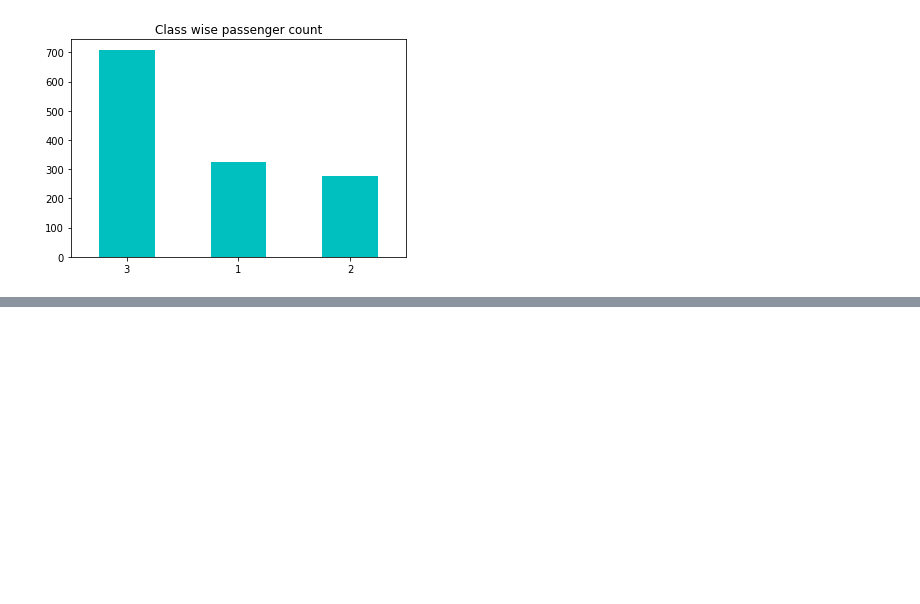
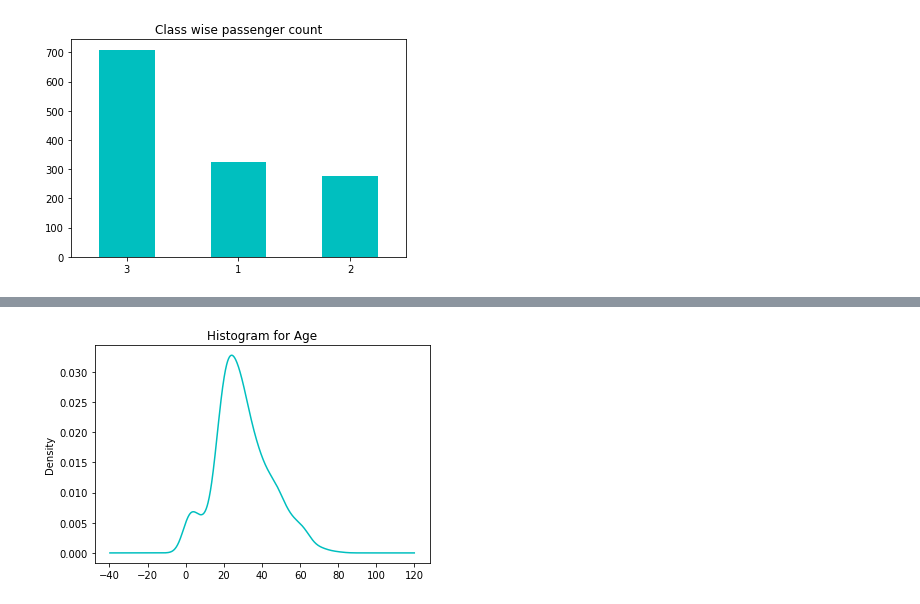
Before and after one commit to graemerenfrew/titanic, a Jupyter notebook: notebooks/2.0-ak-exploring-processing-data.ipynb, the cells around one changed output, grey strips where cells are left out. Cells and saved outputs as stored; diff of their text form; code cells hidden in the pictures; blank space fills up the shorter version.

```diff
--- a/notebooks/2.0-ak-exploring-processing-data.ipynb
+++ b/notebooks/2.0-ak-exploring-processing-data.ipynb
@@ -413,0 +430,4 @@ df.Pclass.value_counts().plot(kind='bar', rot=0, title='Class wise passenger cou
+# %%
+df.Age.plot(kind='kde', title='Histogram for Age', color='c');
+# %% [output]
+[figure, added]
```
Also changed, not shown: parts of 14 cells of this notebook.
